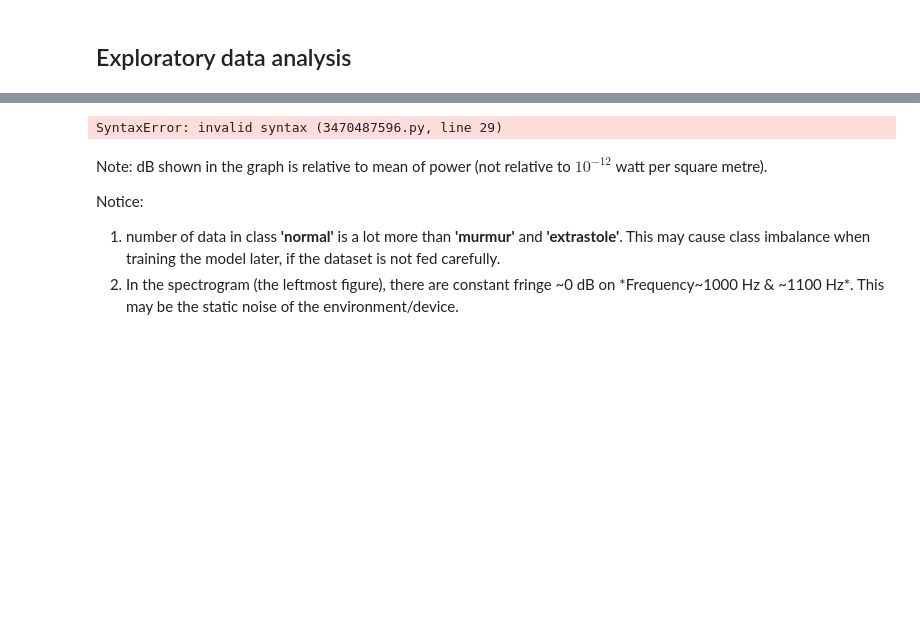
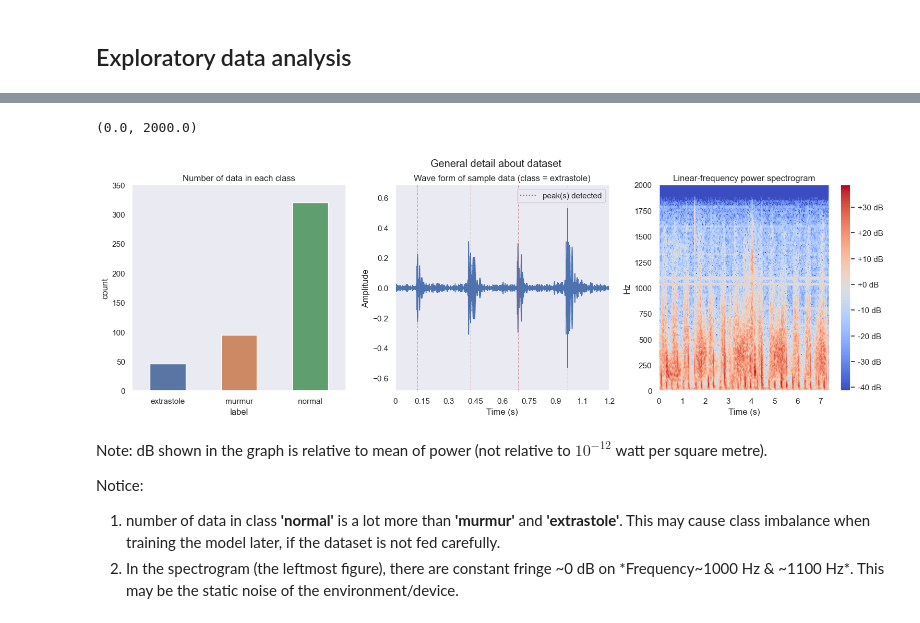
Before and after one commit to NattapolChan/SC1015-PROJECT, a Jupyter notebook: EDA.ipynb, the cells around one changed output, grey strips where cells are left out. Saved outputs shown, nothing was run; the diff lists cells and outputs as text; code cells hidden in the pictures; blank space fills up the shorter version.

```diff
--- a/EDA.ipynb
+++ b/EDA.ipynb
@@ -37,38 +33,41 @@ plt.xlim([0,30])
 # %%
 index = 10
 fig, axes = plt.subplots(1,3, figsize=(15,5))
 fig.tight_layout(w_pad=3.0)
 fig.suptitle('General detail about dataset')
 sb.set_theme(style="dark")
 plt.subplots_adjust(top=0.88)
 sb.countplot(data_b_path, ax=axes[0], x='label', width=0.5)
 
 librosa.util.peak_pick
 
 # plot number of dataset for each class
 axes[0].set_title('Number of data in each class')
 axes[0].set_ylim([0, 350])
 
 # plot wave form and peak
-peak_array, _ = scipy.signal.find_peaks(dataset.dataset[index][0],
-                                        height=0.1, distance=0.2*dataset.dataset[index][1])
+peak_array, _ = scipy.signal.find_peaks(dataset.dataset[index],
+                                        height=0.1, distance=0.2*dataset.SR)
 dataset.show_wave(index, ax=axes[1])
 label = dataset.metadata['label'][index]
 for eachpeak in peak_array:
-    axes[1].axvline(x = eachpeak/dataset.dataset[index][1], color = 'r',
+    axes[1].axvline(x = eachpeak/dataset.SR, color = 'r',
                     ls=":", linewidth=0.7)
 axes[1].set_ylabel('Amplitude')
 axes[1].set_xlabel('Time (s)')
+dummy_line = axes[1].plot([0,0.000001], [0, 0.00001], color='r', ls=':')
 axes[1].set_xlim([0.0, 1.2])
 axes[1].set_title(f'Wave form of sample data (class = {label})')
+axes[1].legend(dummy_line, ["peak(s) detected"], loc='upper right')
 
 spectrogram = dataset.show_spec(100, ax=axes[2], y_axis='linear', x_axis='time')
-fig.colorbar(spectrogram, format='%+2.0f dB')xw
+fig.colorbar(spectrogram, format='%+2.0f dB')
 plt.title('Linear-frequency power spectrogram')
 axes[2].set_xlabel('Time (s)')
 axes[2].set_ylim([0, 2000])
 # %% [output]
-SyntaxError: invalid syntax (3470487596.py, line 29)
+(0.0, 2000.0)
+[figure, added]
 # %% [markdown]
 Note: dB shown in the graph is relative to mean of power (not relative to $10^{-12}$ watt per square metre).
 
```
Also changed, not shown: parts of 17 cells of this notebook, 7 other files.
